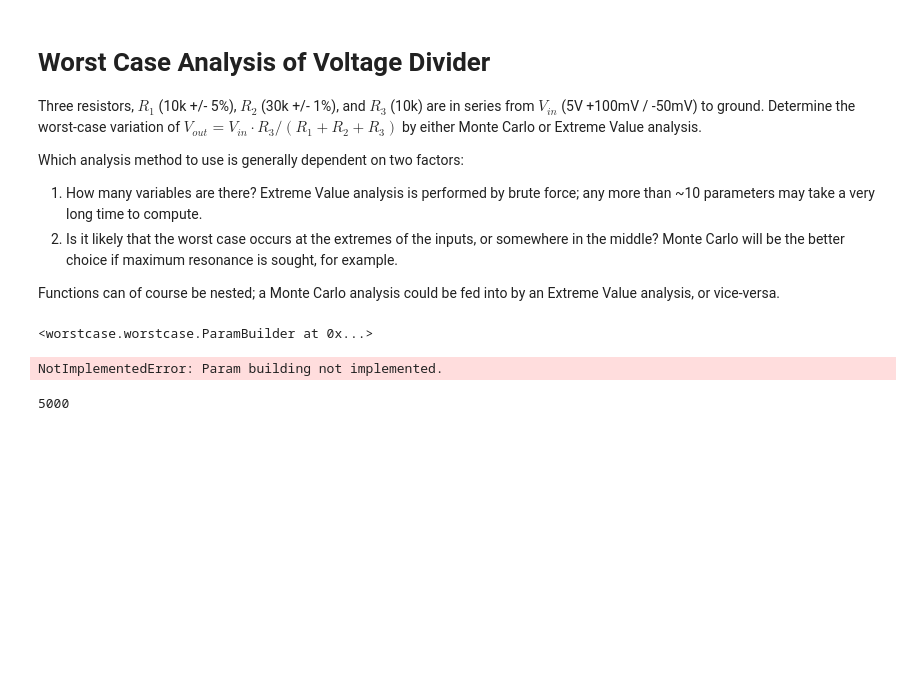
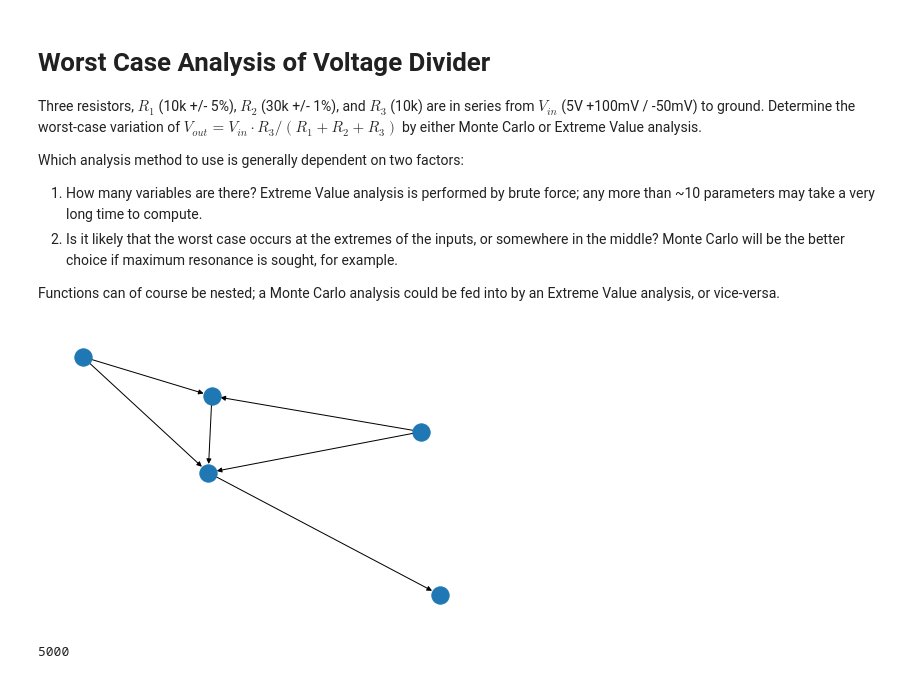
Before and after one commit to amosborne/worstcase, a Jupyter notebook: examples/voltage_divider.ipynb, the cells around one changed output. Cells and saved outputs as stored; diff of their text form; code cells hidden in the pictures; blank space fills up the shorter version.

Commit message:
graph construction

```diff
--- a/examples/voltage_divider.ipynb
+++ b/examples/voltage_divider.ipynb
@@ -26,14 +27,14 @@ def C(a, b):
 @wca.param.ev(A, B, C)
 def D(a, b, c):
     return c / (a - b)
+# %%
+@wca.param.mc(D)
+def E(d):
+    return d + 32
 # %%
-C
+nx.draw(E.graph)
 # %% [output]
-<worstcase.worstcase.ParamBuilder at 0x...>
+[figure, added]
-# %%
-D.nom
-# %% [output]
-NotImplementedError: Param building not implemented.
 # %%
 wca.Config.n
 # %% [output]
```
Also changed, not shown: parts of 1 cell of this notebook, 1 other file.
